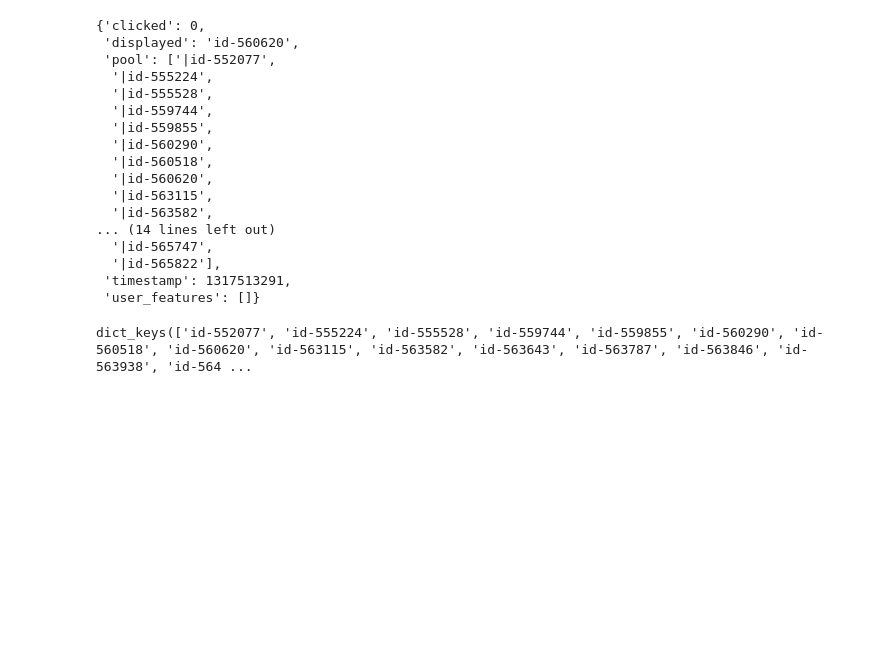
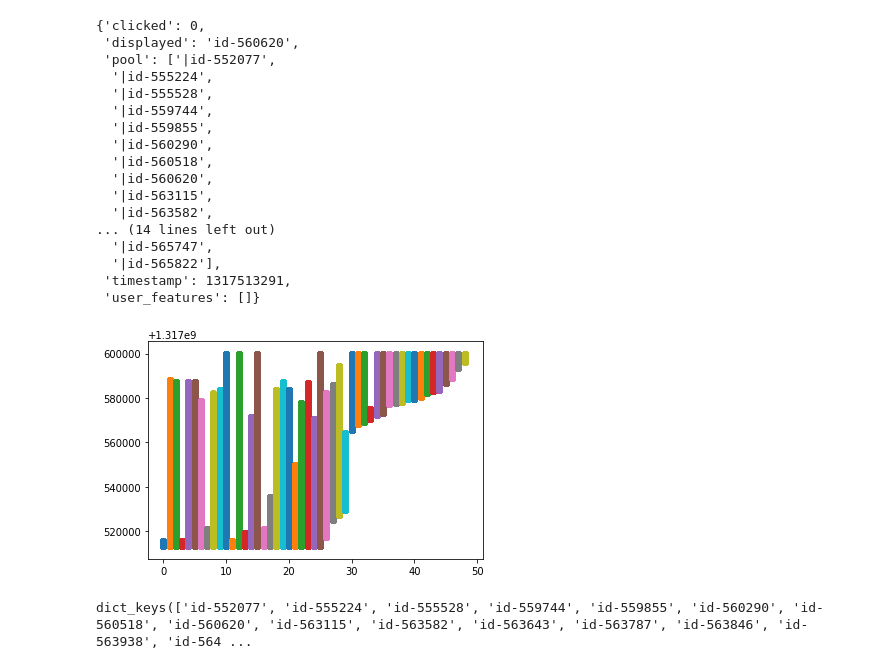
Before and after one commit to ShrekFelix/Reducing-Exploration-of-Dying-Arms-in-Mortal-Bandits, a Jupyter notebook: optimal exploration for mortal MAB.ipynb, the cells around one changed output. Saved outputs shown, nothing was run; the diff lists cells and outputs as text; code cells hidden in the pictures; blank space fills up the shorter version.

Commit message:
check if the arms live continuously

```diff
--- a/optimal exploration for mortal MAB.ipynb
+++ b/optimal exploration for mortal MAB.ipynb
@@ -68,6 +68,26 @@ with open('Webscope_R6B/ydata-fp-td-clicks-v2_0.20111002') as f:
                     lives[article][1] = timestamp
                 else:
                     lives[article] = [timestamp, timestamp]
+# %%
+# checking
+l = {}
+with open('Webscope_R6B/ydata-fp-td-clicks-v2_0.20111002') as f:
+    for line in f.readlines():
+        components = line.strip().split(' ')
+        for component in components:
+            if component.startswith('|id-'):
+                timestamp = int(components[0])
+                article = component[4:]
+                if article in l.keys():
+                    if l[article][-1] != timestamp:
+                        l[article].append(timestamp)
+                else:
+                    l[article] = [timestamp]
+# %%
+for n,i in enumerate(l.items()):
+    plt.scatter([n]*len(i[1]), i[1])
+# %% [output]
+[figure, added]
 # %%
 lives.keys()
 # %% [output]
```
Also changed, not shown: parts of 1 cell of this notebook.
